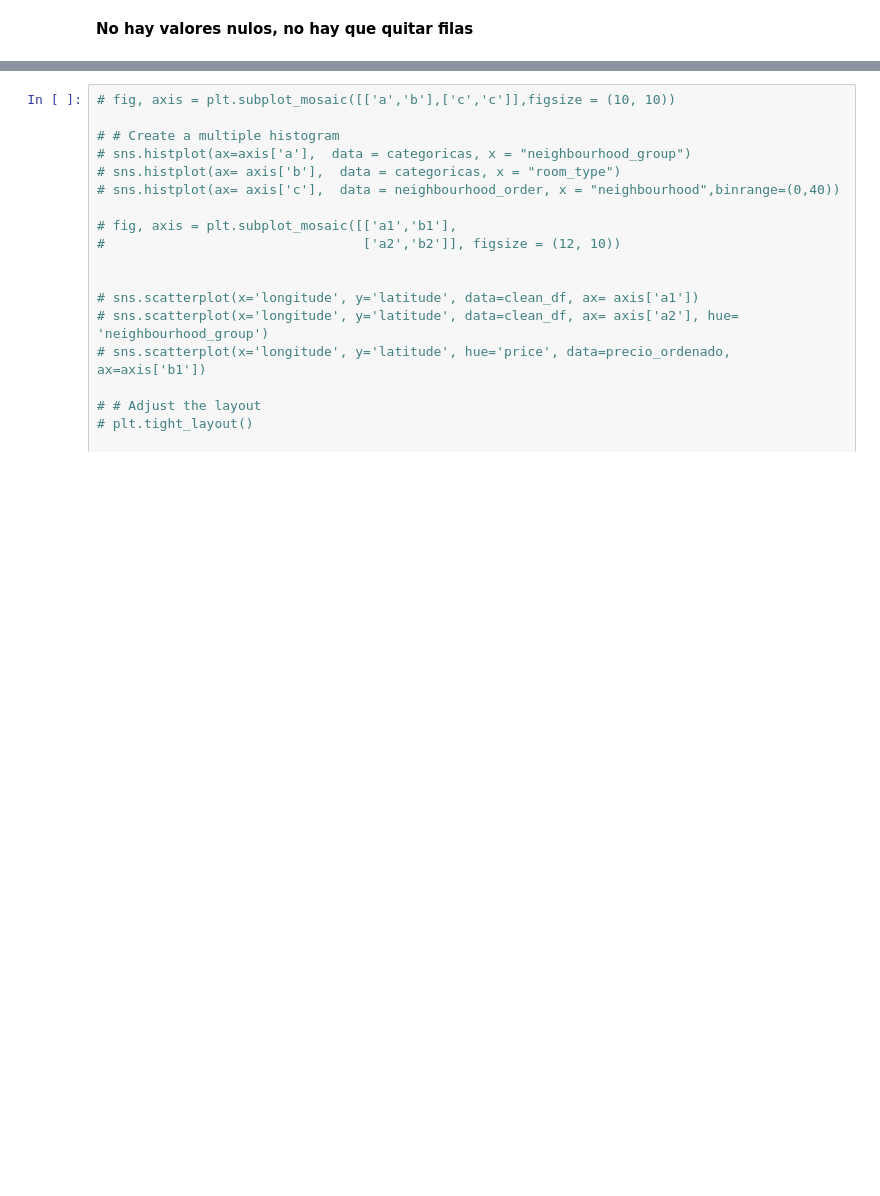
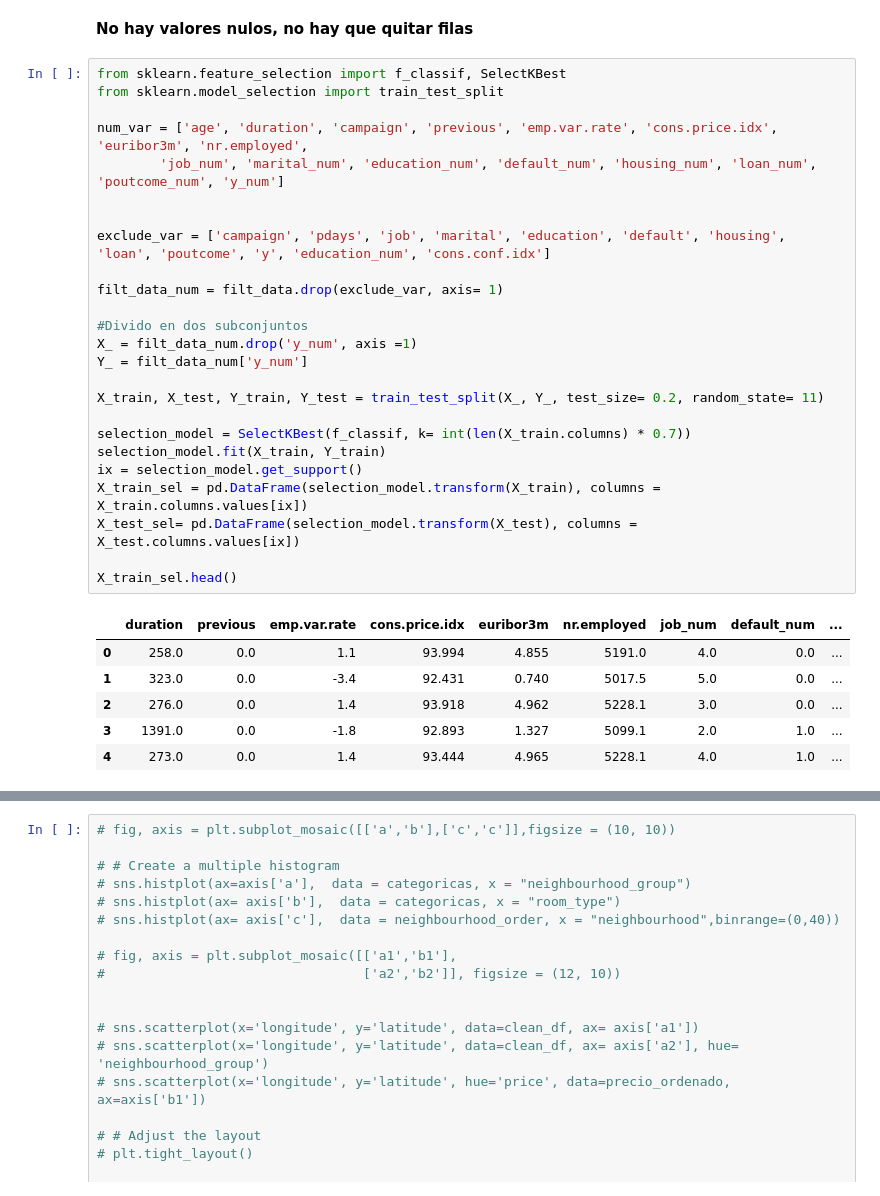
Before and after one commit to Yakondra/machine-learning-python-template, a Jupyter notebook: src/explore.ipynb, the cells around one changed output, grey strips where cells are left out. Drawn from its saved outputs; the diff is of its cells as text; blank space fills up the shorter version.

```diff
--- a/src/explore.ipynb
+++ b/src/explore.ipynb
@@ -325,3 +325,35 @@ y_num             0
 dtype: int64
 # %% [markdown]
 **No hay valores nulos, no hay que quitar filas**
+# %%
+from sklearn.feature_selection import f_classif, SelectKBest
+from sklearn.model_selection import train_test_split
+
+num_var = ['age', 'duration', 'campaign', 'previous', 'emp.var.rate', 'cons.price.idx', 'euribor3m', 'nr.employed',
+        'job_num', 'marital_num', 'education_num', 'default_num', 'housing_num', 'loan_num', 'poutcome_num', 'y_num']
+
+
+exclude_var = ['campaign', 'pdays', 'job', 'marital', 'education', 'default', 'housing', 'loan', 'poutcome', 'y', 'education_num', 'cons.conf.idx']
+
+filt_data_num = filt_data.drop(exclude_var, axis= 1)
+
+#Divido en dos subconjuntos
+X_ = filt_data_num.drop('y_num', axis =1)
+Y_ = filt_data_num['y_num']
+
+X_train, X_test, Y_train, Y_test = train_test_split(X_, Y_, test_size= 0.2, random_state= 11)
+
+selection_model = SelectKBest(f_classif, k= int(len(X_train.columns) * 0.7))
+selection_model.fit(X_train, Y_train)
+ix = selection_model.get_support()
+X_train_sel = pd.DataFrame(selection_model.transform(X_train), columns = X_train.columns.values[ix])
+X_test_sel= pd.DataFrame(selection_model.transform(X_test), columns = X_test.columns.values[ix])
+
+X_train_sel.head()
+# %% [output]
+|  | duration | previous | emp.var.rate | cons.price.idx | euribor3m | nr.employed | job_num | default_num | ... |
+| 0 | 258.0 | 0.0 | 1.1 | 93.994 | 4.855 | 5191.0 | 4.0 | 0.0 | ... |
+| 1 | 323.0 | 0.0 | -3.4 | 92.431 | 0.740 | 5017.5 | 5.0 | 0.0 | ... |
+| 2 | 276.0 | 0.0 | 1.4 | 93.918 | 4.962 | 5228.1 | 3.0 | 0.0 | ... |
+| 3 | 1391.0 | 0.0 | -1.8 | 92.893 | 1.327 | 5099.1 | 2.0 | 1.0 | ... |
+| 4 | 273.0 | 0.0 | 1.4 | 93.444 | 4.965 | 5228.1 | 4.0 | 1.0 | ... |
```
Also changed, not shown: parts of 10 cells of this notebook, 9 other files.
